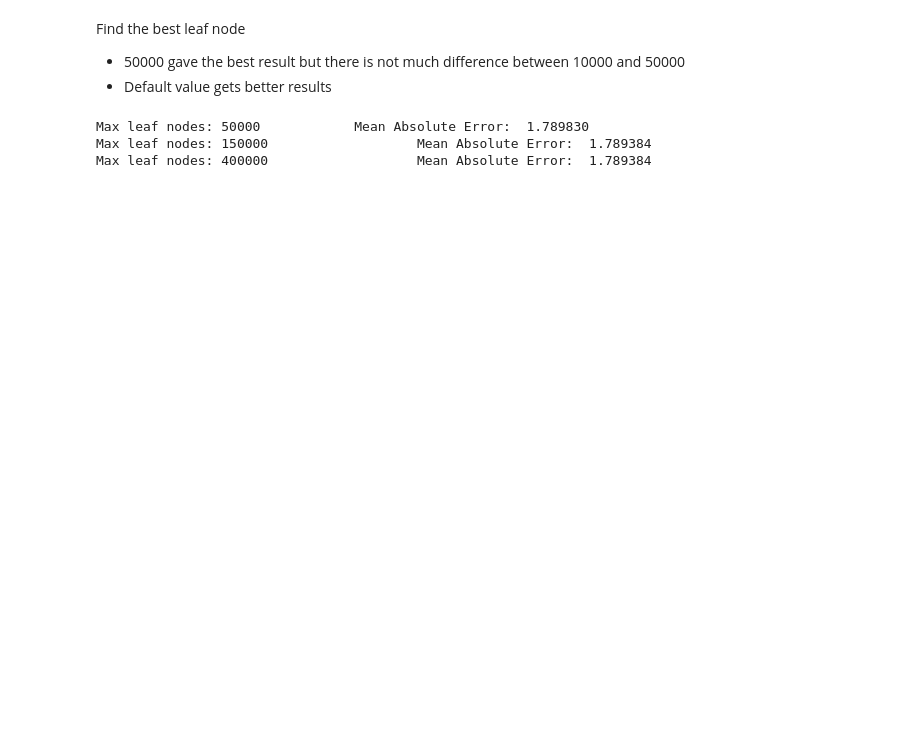
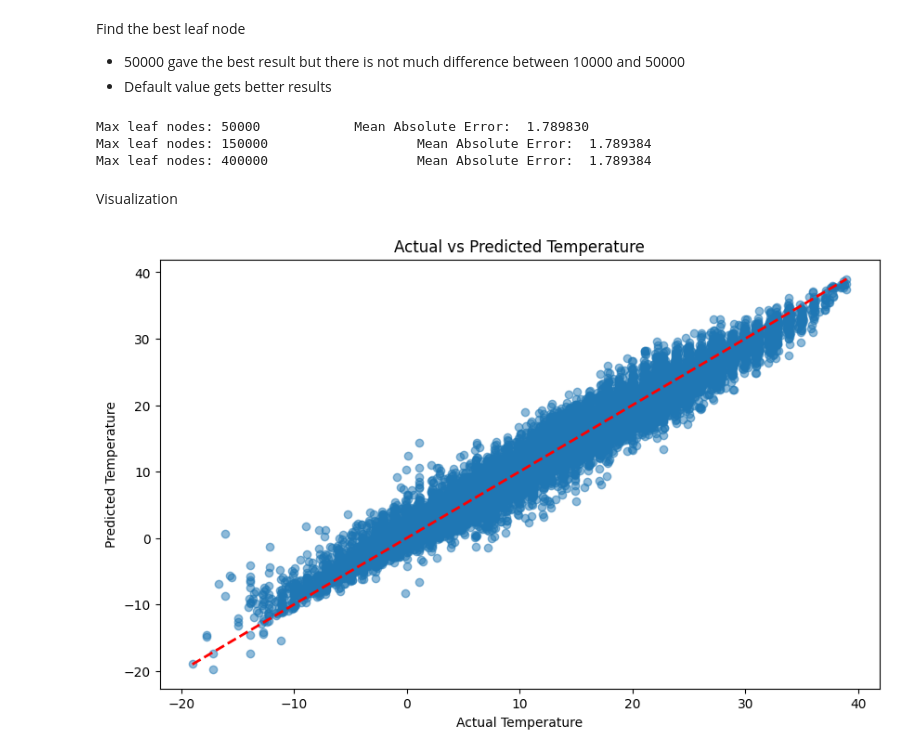
Before and after one commit to BcDemir/Weather_Prediction_With_ML, a Jupyter notebook: ml/notebooks/03_model_training.ipynb, the cells around one changed output. Saved outputs shown, nothing was run; the diff lists cells and outputs as text; code cells hidden in the pictures; blank space fills up the shorter version.

Commit message:
feat: added visualization prediction vs val_y

```diff
--- a/ml/notebooks/03_model_training.ipynb
+++ b/ml/notebooks/03_model_training.ipynb
@@ -10,7 +10,7 @@ dummy_data = pd.read_csv(dummy_file_path)
 y = dummy_data['Temperature (C)']
 dummy_features = ['Humidity', 'Wind Speed (km/h)',
        'Wind Bearing (degrees)', 'Visibility (km)', 'Loud Cover',
-       'Pressure (millibars)', 'day', 'month', 'year']
+       'Pressure (millibars)', 'day', 'month', 'year', 'hour']
 X = dummy_data[dummy_features]
 
 
@@ -66,3 +85,19 @@ for max_leaf_nodes in [50000,150000,400000]:
 Max leaf nodes: 50000            Mean Absolute Error:  1.789830
 Max leaf nodes: 150000                   Mean Absolute Error:  1.789384
 Max leaf nodes: 400000                   Mean Absolute Error:  1.789384
+# %% [markdown]
+Visualization
+# %%
+import matplotlib.pyplot as plt
+import seaborn as sns
+
+# Create scatter plot
+plt.figure(figsize=(10, 6))
+plt.scatter(val_y, weather_preds, alpha=0.5)
+plt.plot([val_y.min(), val_y.max()], [val_y.min(), val_y.max()], 'r--', lw=2)  # Perfect prediction line
+plt.xlabel('Actual Temperature')
+plt.ylabel('Predicted Temperature')
+plt.title('Actual vs Predicted Temperature')
+plt.show()
+# %% [output]
+[figure, added]
```
Also changed, not shown: parts of 4 cells of this notebook, 4 other files.
